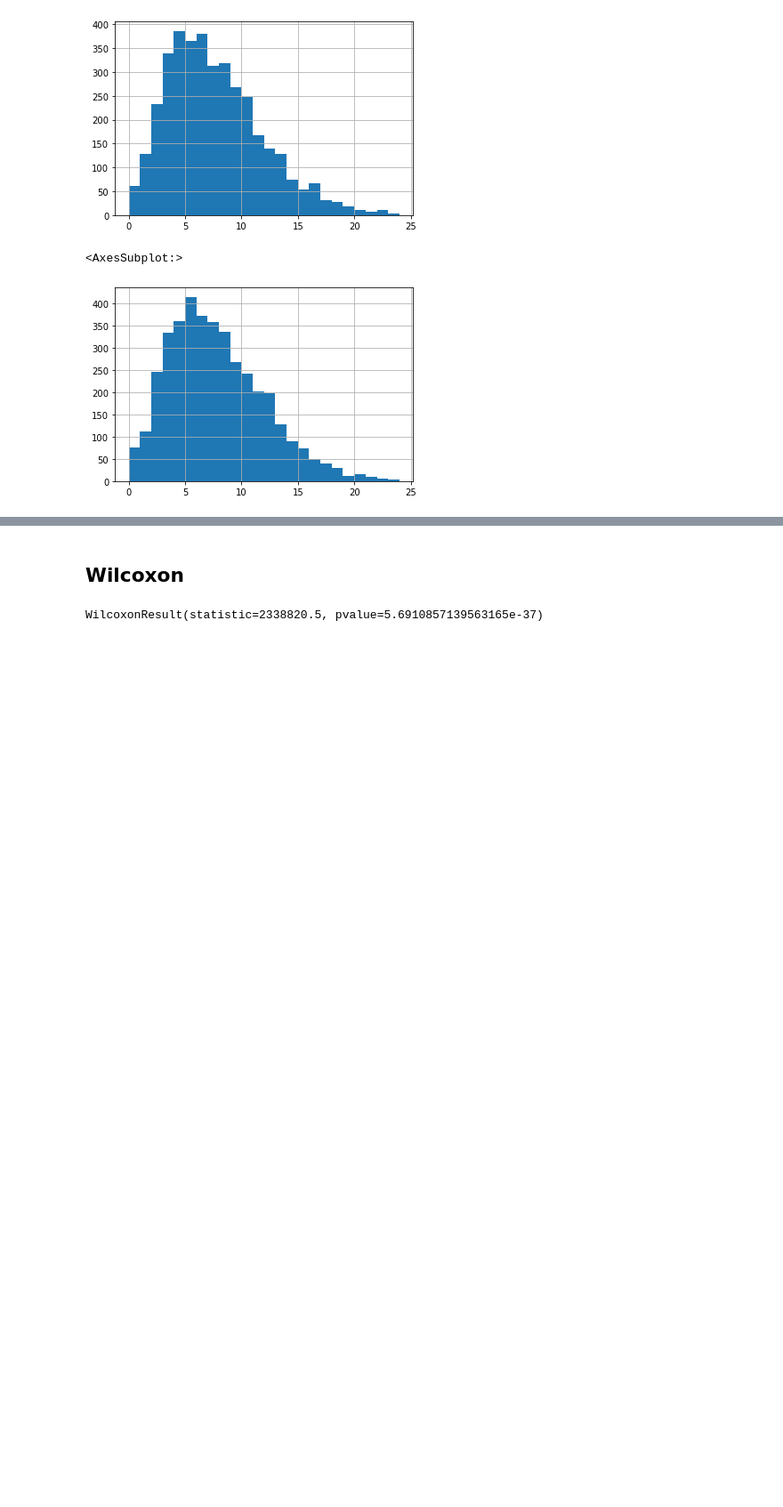
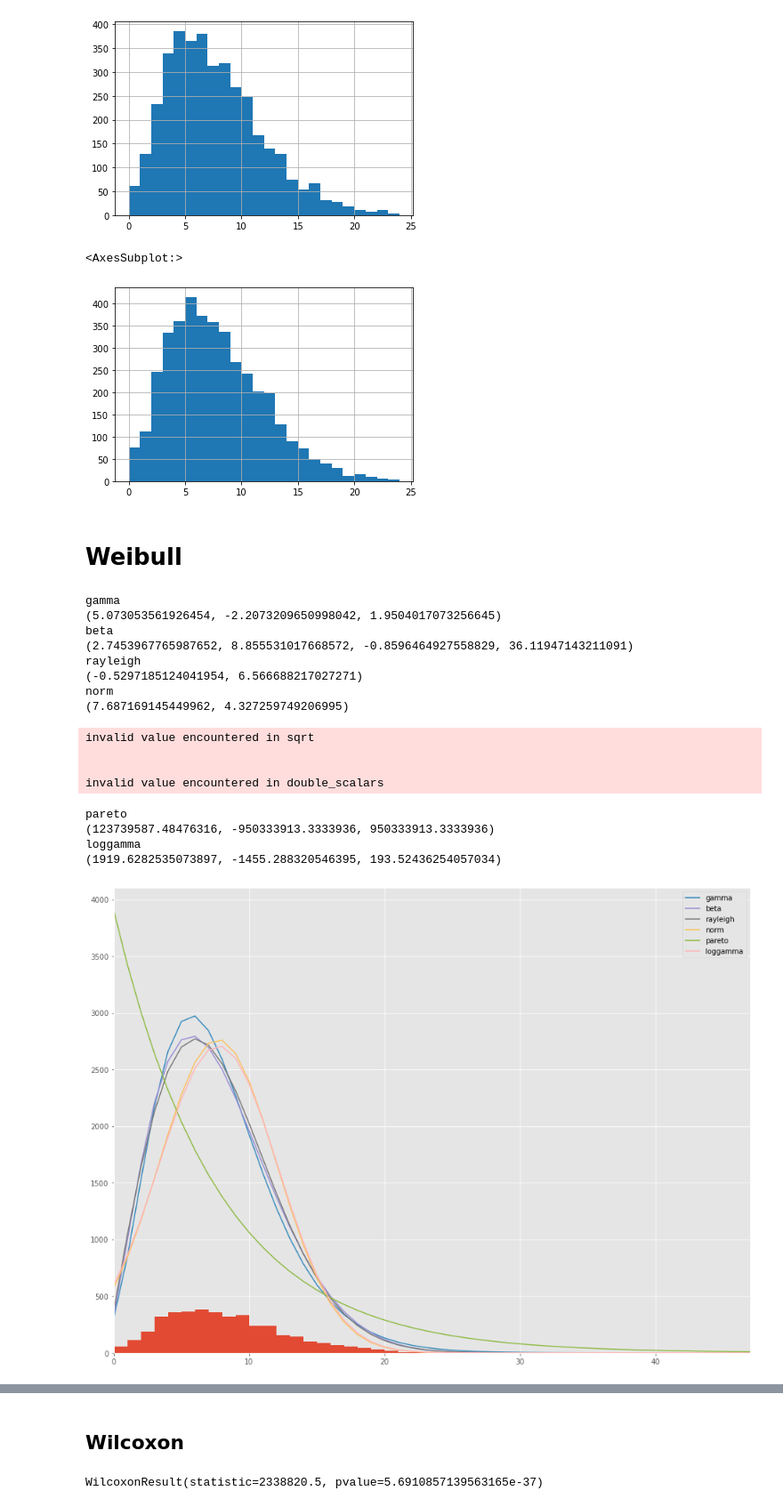
Before and after one commit to siposbence/ESS, a Jupyter notebook: ESS_SHHS1_SHHS2.ipynb, the cells around one changed output, grey strips where cells are left out. Shown at 89% size. Drawn from its saved outputs; the diff is of its cells as text; code cells hidden in the pictures; blank space fills up the shorter version.

```diff
--- a/ESS_SHHS1_SHHS2.ipynb
+++ b/ESS_SHHS1_SHHS2.ipynb
@@ -52,3 +52,53 @@ shhs.ess_s2.hist(bins = 24)
 # %% [output]
 <AxesSubplot:>
 [figure]
+# %% [markdown]
+# Weibull
+# %%
+import matplotlib.pyplot as plt
+import numpy as np
+import scipy
+import scipy.stats
+size = 30000
+x = np.arange(np.nan_to_num(shhs.ess_s2).shape[0])
+y = shhs.ess_s1 #scipy.int_(np.round_(scipy.stats.vonmises.rvs(5,size=size)*47))
+y = y[np.logical_not(np.isnan(y))]
+h = plt.hist(y, bins=range(48))
+
+dist_names = ['gamma', 'beta', 'rayleigh', 'norm', 'pareto', 'loggamma']
+
+for dist_name in dist_names:
+    dist = getattr(scipy.stats, dist_name)
+    params = dist.fit(y)
+    print(dist_name)
+    print(params)
+
+    arg = params[:-2]
+    loc = params[-2]
+    scale = params[-1]
+    if arg:
+        pdf_fitted = dist.pdf(x, *arg, loc=loc, scale=scale) * size
+    else:
+        pdf_fitted = dist.pdf(x, loc=loc, scale=scale) * size
+    plt.plot(pdf_fitted, label=dist_name)
+    plt.xlim(0,47)
+plt.legend(loc='upper right')
+plt.show()
+# %% [output]
+gamma
+(5.073053561926454, -2.2073209650998042, 1.9504017073256645)
+beta
+(2.7453967765987652, 8.855531017668572, -0.8596464927558829, 36.11947143211091)
+rayleigh
+(-0.5297185124041954, 6.566688217027271)
+norm
+(7.687169145449962, 4.327259749206995)
+invalid value encountered in sqrt
+
+
+invalid value encountered in double_scalars
+pareto
+(123739587.48476316, -950333913.3333936, 950333913.3333936)
+loggamma
+(1919.6282535073897, -1455.288320546395, 193.52436254057034)
+[figure, added]
```
Also changed, not shown: parts of 15 cells of this notebook.
